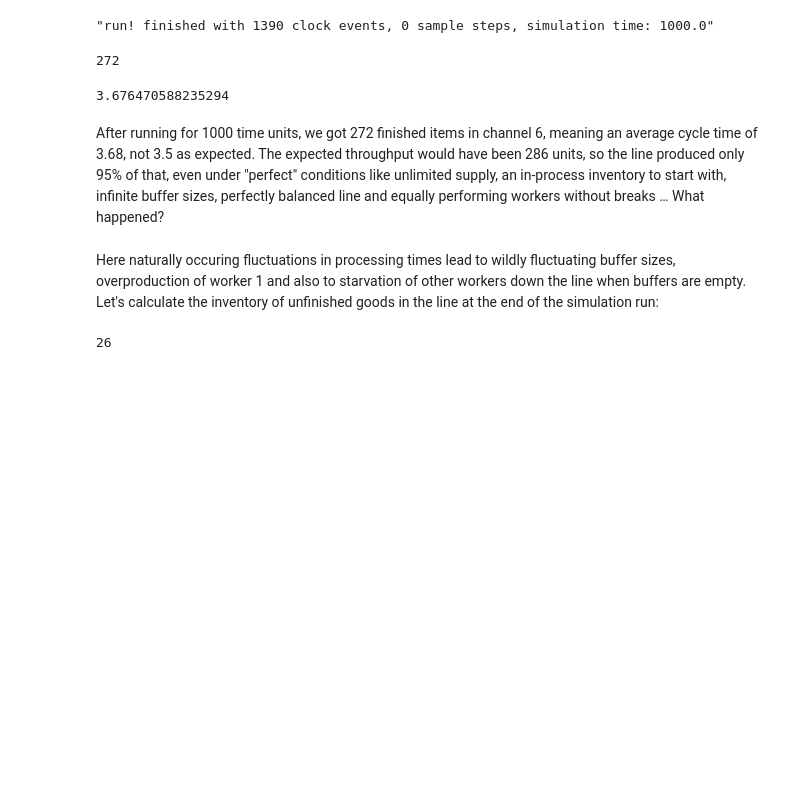
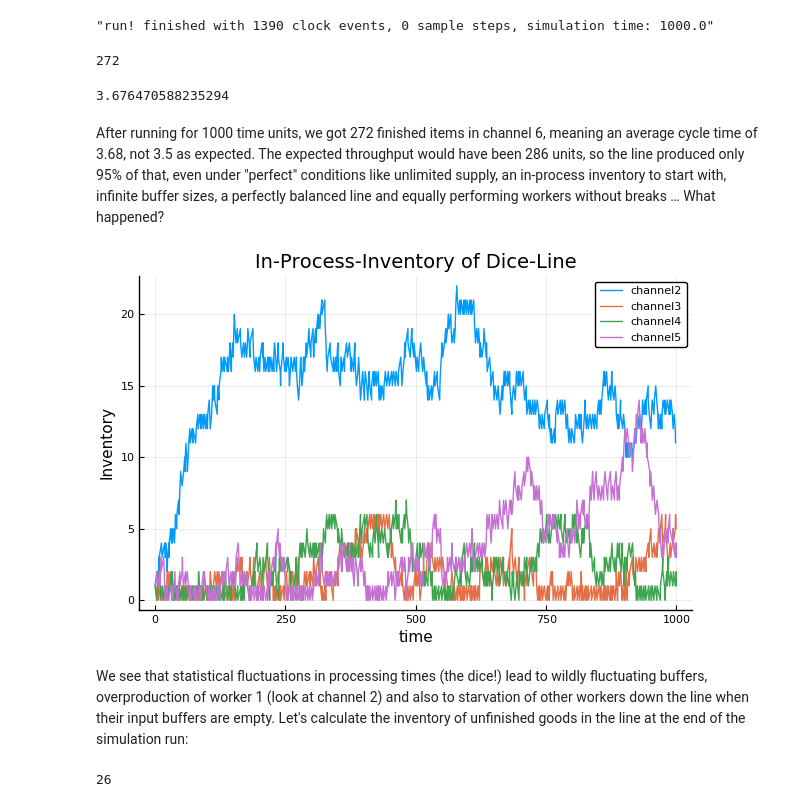
Before and after one commit to JuliaDynamics/DiscreteEvents.jl, a Jupyter notebook: docs/notebooks/dicegame.ipynb, the cells around one changed output. Drawn from its saved outputs; the diff is of its cells as text; code cells hidden in the pictures; blank space fills up the shorter version.

```diff
--- a/docs/notebooks/dicegame.ipynb
+++ b/docs/notebooks/dicegame.ipynb
@@ -72,32 +76,35 @@ end
 run!(𝐶, 1000)
 # %% [output]
 "run! finished with 1390 clock events, 0 sample steps, simulation time: 1000.0"
-# %%
-length(C[6].data)                    # show the length of channel 6
-# %% [output]
-272
+# %%
+length(C[6].data)                    # how much got produced?
+# %% [output]
+272
 # %%
 1000/272
 # %% [output]
 3.676470588235294
 # %% [markdown]
-After running for 1000 time units, we got 272 finished items in channel 6, meaning an average cycle time of 3.68, not 3.5 as expected. The expected throughput would have been 286 units, so the line produced only 95% of that, even under "perfect" conditions like unlimited supply, an in-process inventory to start with, infinite buffer sizes, perfectly balanced line and equally performing workers without breaks … What happened?
+After running for 1000 time units, we got 272 finished items in channel 6, meaning an average cycle time of 3.68, not 3.5 as expected. The expected throughput would have been 286 units, so the line produced only 95% of that, even under "perfect" conditions like unlimited supply, an in-process inventory to start with, infinite buffer sizes, a perfectly balanced line and equally performing workers without breaks … What happened?
 # %%
 using Plots
+pyplot()
 
 function inventory_plot(n::Int64, title)
     for i ∈ 2:n
         d = df[df.channel .== i, :]
         doplot = i == 2 ? plot : plot!
         doplot(d.time, d.length, label="channel$i")
     end
     title!(title)
     xlabel!("time")
     ylabel!("Inventory")
 end
 inventory_plot(5, "In-Process-Inventory of Dice-Line")
+# %% [output]
+[figure, added]
 # %% [markdown]
-Here naturally occuring fluctuations in processing times lead to wildly fluctuating buffer sizes, overproduction of worker 1 and also to starvation of other workers down the line when buffers are empty. Let's calculate the inventory of unfinished goods in the line at the end of the simulation run:
+We see that statistical fluctuations in processing times (the dice!) lead to wildly fluctuating buffers, overproduction of worker 1 (look at channel 2) and also to starvation of other workers down the line when their input buffers are empty. Let's calculate the inventory of unfinished goods in the line at the end of the simulation run:
 # %%
 1000-length(C[1].data)-length(C[6].data)
 # %% [output]
```
Also changed, not shown: parts of 41 cells of this notebook, 2 other files.
